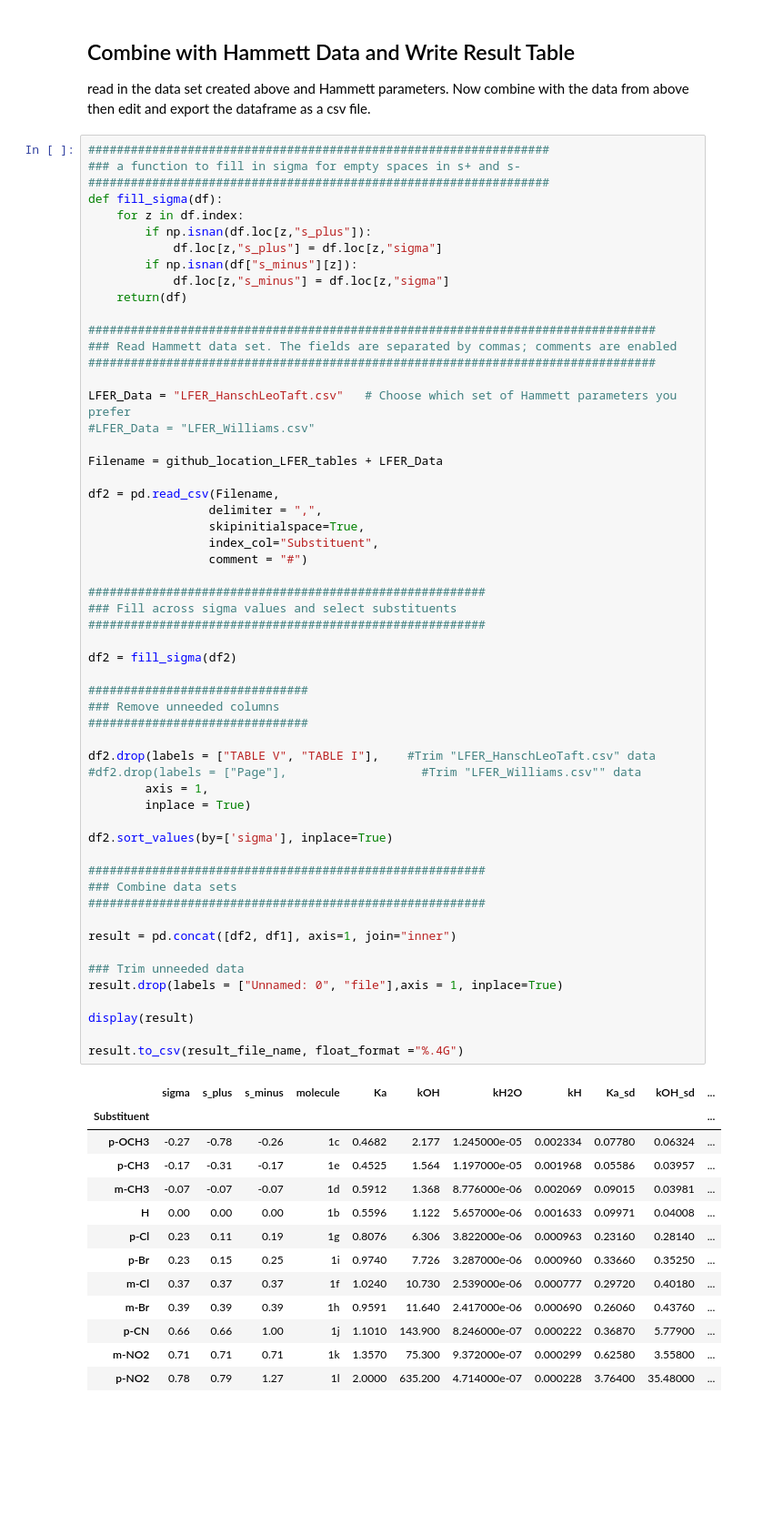
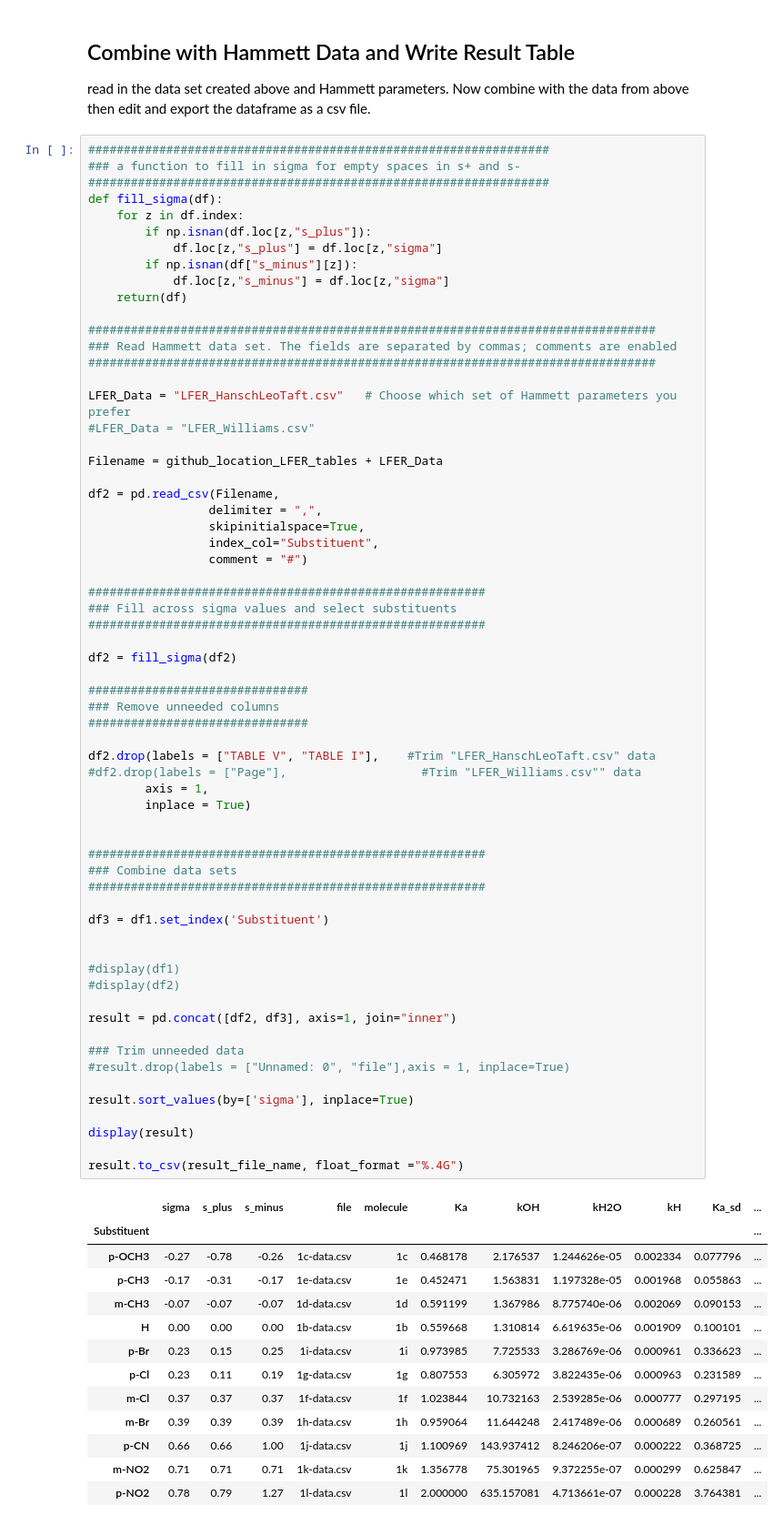
Before and after one commit to blinkletter/4410PythonNotebooks, a Jupyter notebook: Class_23/23-pH_Profiles_AutoFit.ipynb, the cells around one changed output. Shown at 91% size. Saved outputs shown, nothing was run; the diff lists cells and outputs as text; blank space fills up the shorter version.

```diff
--- a/Class_23/23-pH_Profiles_AutoFit.ipynb
+++ b/Class_23/23-pH_Profiles_AutoFit.ipynb
@@ -280,46 +280,53 @@ df2 = pd.read_csv(Filename,
                  index_col="Substituent",
                  comment = "#")
 
 ########################################################
 ### Fill across sigma values and select substituents
 ########################################################
 
 df2 = fill_sigma(df2)
 
 ###############################
 ### Remove unneeded columns
 ###############################
 
 df2.drop(labels = ["TABLE V", "TABLE I"],    #Trim "LFER_HanschLeoTaft.csv" data
 #df2.drop(labels = ["Page"],                   #Trim "LFER_Williams.csv"" data
         axis = 1,
         inplace = True)
 
-df2.sort_values(by=['sigma'], inplace=True)
 
 ########################################################
 ### Combine data sets
 ########################################################
 
-result = pd.concat([df2, df1], axis=1, join="inner")
+df3 = df1.set_index('Substituent')
+
+
+#display(df1)
+#display(df2)
+
+result = pd.concat([df2, df3], axis=1, join="inner")
 
 ### Trim unneeded data
-result.drop(labels = ["Unnamed: 0", "file"],axis = 1, inplace=True)
+#result.drop(labels = ["Unnamed: 0", "file"],axis = 1, inplace=True)
+
+result.sort_values(by=['sigma'], inplace=True)
 
 display(result)
 
 result.to_csv(result_file_name, float_format ="%.4G")
 # %% [output]
-|  | sigma | s_plus | s_minus | molecule | Ka | kOH | kH2O | kH | Ka_sd | kOH_sd | ... |
+|  | sigma | s_plus | s_minus | file | molecule | Ka | kOH | kH2O | kH | Ka_sd | ... |
 | Substituent |  |  |  |  |  |  |  |  |  |  | ... |
-| p-OCH3 | -0.27 | -0.78 | -0.26 | 1c | 0.4682 | 2.177 | 1.245000e-05 | 0.002334 | 0.07780 | 0.06324 | ... |
-| p-CH3 | -0.17 | -0.31 | -0.17 | 1e | 0.4525 | 1.564 | 1.197000e-05 | 0.001968 | 0.05586 | 0.03957 | ... |
-| m-CH3 | -0.07 | -0.07 | -0.07 | 1d | 0.5912 | 1.368 | 8.776000e-06 | 0.002069 | 0.09015 | 0.03981 | ... |
-| H | 0.00 | 0.00 | 0.00 | 1b | 0.5596 | 1.122 | 5.657000e-06 | 0.001633 | 0.09971 | 0.04008 | ... |
-| p-Cl | 0.23 | 0.11 | 0.19 | 1g | 0.8076 | 6.306 | 3.822000e-06 | 0.000963 | 0.23160 | 0.28140 | ... |
-| p-Br | 0.23 | 0.15 | 0.25 | 1i | 0.9740 | 7.726 | 3.287000e-06 | 0.000960 | 0.33660 | 0.35250 | ... |
-| m-Cl | 0.37 | 0.37 | 0.37 | 1f | 1.0240 | 10.730 | 2.539000e-06 | 0.000777 | 0.29720 | 0.40180 | ... |
-| m-Br | 0.39 | 0.39 | 0.39 | 1h | 0.9591 | 11.640 | 2.417000e-06 | 0.000690 | 0.26060 | 0.43760 | ... |
-| p-CN | 0.66 | 0.66 | 1.00 | 1j | 1.1010 | 143.900 | 8.246000e-07 | 0.000222 | 0.36870 | 5.77900 | ... |
-| m-NO2 | 0.71 | 0.71 | 0.71 | 1k | 1.3570 | 75.300 | 9.372000e-07 | 0.000299 | 0.62580 | 3.55800 | ... |
-| p-NO2 | 0.78 | 0.79 | 1.27 | 1l | 2.0000 | 635.200 | 4.714000e-07 | 0.000228 | 3.76400 | 35.48000 | ... |
+| p-OCH3 | -0.27 | -0.78 | -0.26 | 1c-data.csv | 1c | 0.468178 | 2.176537 | 1.244626e-05 | 0.002334 | 0.077796 | ... |
+| p-CH3 | -0.17 | -0.31 | -0.17 | 1e-data.csv | 1e | 0.452471 | 1.563831 | 1.197328e-05 | 0.001968 | 0.055863 | ... |
+| m-CH3 | -0.07 | -0.07 | -0.07 | 1d-data.csv | 1d | 0.591199 | 1.367986 | 8.775740e-06 | 0.002069 | 0.090153 | ... |
+| H | 0.00 | 0.00 | 0.00 | 1b-data.csv | 1b | 0.559668 | 1.310814 | 6.619635e-06 | 0.001909 | 0.100101 | ... |
+| p-Br | 0.23 | 0.15 | 0.25 | 1i-data.csv | 1i | 0.973985 | 7.725533 | 3.286769e-06 | 0.000961 | 0.336623 | ... |
+| p-Cl | 0.23 | 0.11 | 0.19 | 1g-data.csv | 1g | 0.807553 | 6.305972 | 3.822435e-06 | 0.000963 | 0.231589 | ... |
+| m-Cl | 0.37 | 0.37 | 0.37 | 1f-data.csv | 1f | 1.023844 | 10.732163 | 2.539285e-06 | 0.000777 | 0.297195 | ... |
+| m-Br | 0.39 | 0.39 | 0.39 | 1h-data.csv | 1h | 0.959064 | 11.644248 | 2.417489e-06 | 0.000689 | 0.260561 | ... |
+| p-CN | 0.66 | 0.66 | 1.00 | 1j-data.csv | 1j | 1.100969 | 143.937412 | 8.246206e-07 | 0.000222 | 0.368725 | ... |
+| m-NO2 | 0.71 | 0.71 | 0.71 | 1k-data.csv | 1k | 1.356778 | 75.301965 | 9.372255e-07 | 0.000299 | 0.625847 | ... |
+| p-NO2 | 0.78 | 0.79 | 1.27 | 1l-data.csv | 1l | 2.000000 | 635.157081 | 4.713661e-07 | 0.000228 | 3.764381 | ... |
```
Also changed, not shown: parts of 1 cell of this notebook, 13 other files.
